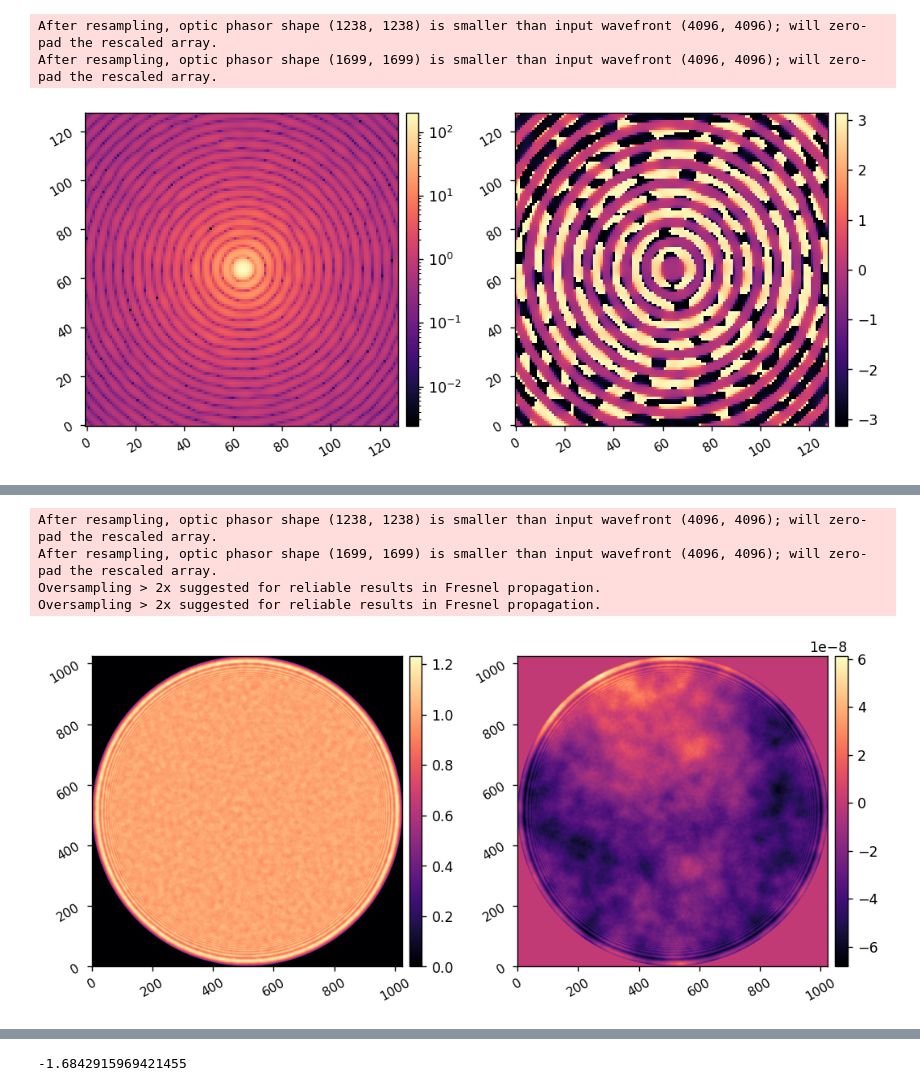
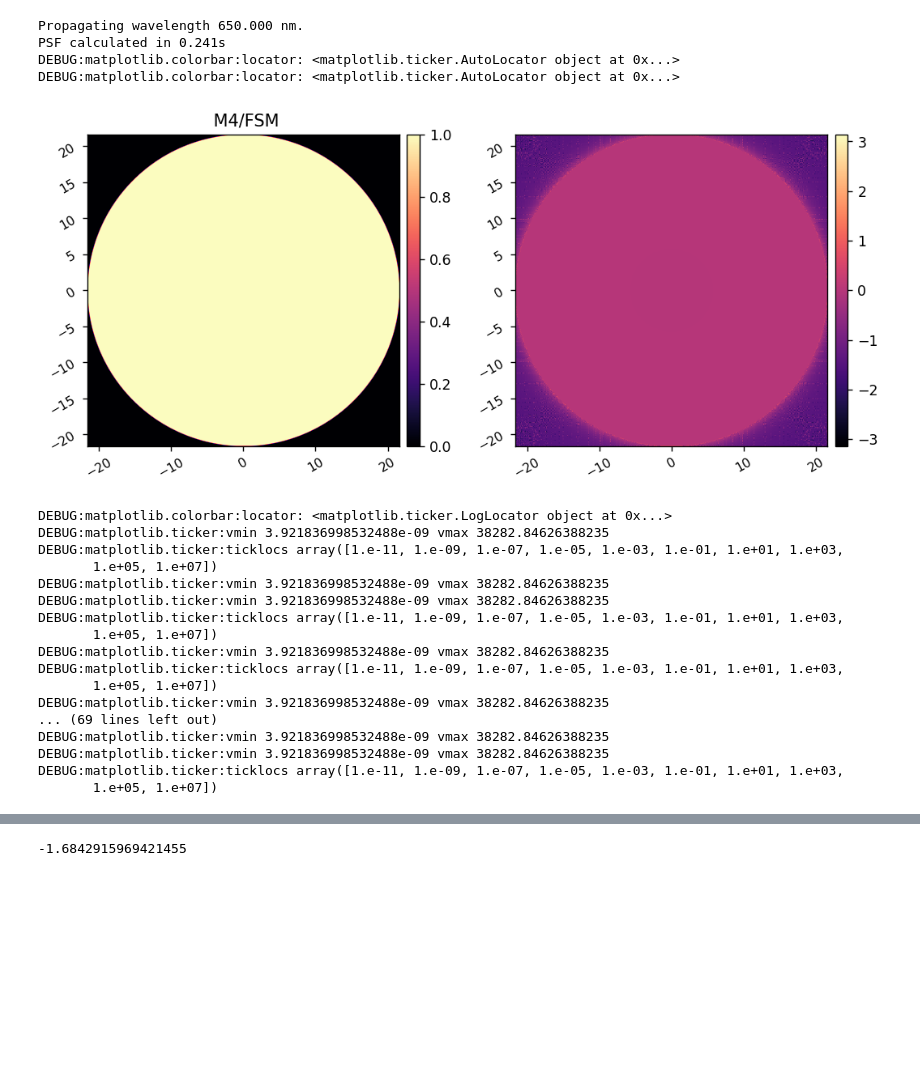
Before and after one commit to kian1377/apra-howfsc-models, a Jupyter notebook: notebooks/test_ote_model.ipynb, the cells around one changed output, grey strips where cells are left out. Drawn from its saved outputs; the diff is of its cells as text; code cells hidden in the pictures; blank space fills up the shorter version.

```diff
--- a/notebooks/test_ote_model.ipynb
+++ b/notebooks/test_ote_model.ipynb
@@ -60,8 +117,34 @@ Oversampling > 2x suggested for reliable results in Fresnel propagation.
 # %%
-ote.defocus = -0.0*u.mm
-psf = ote.calc_psf()
-imshow2(xp.abs(psf), xp.angle(psf), lognorm1=True, npix=128)
+reload(fresnel_ote)
+tmodel = fresnel_ote.OTE()
+tmodel.m4_corr = -11*u.mm
+tmodel.defocus = 2*u.mm
+# tmodel.defocus = 64*u.mm
+wfs = tmodel.calc_wfs()
+wf = wfs[-2]
+imshow2(wf.amplitude, wf.phase, ''+wf.location[5:],
+        pxscl=wf.pixelscale.to(u.mm/u.pix), npix=tmodel.npix)
+imshow1(wfs[-1].intensity, pxscl=wfs[-1].pixelscale.to(u.mm/u.pix), lognorm=True, npix=512)
 # %% [output]
-After resampling, optic phasor shape (1238, 1238) is smaller than input wavefront (4096, 4096); will zero-pad the rescaled array.
-After resampling, optic phasor shape (1699, 1699) is smaller than input wavefront (4096, 4096); will zero-pad the rescaled array.
+Propagating wavelength 650.000 nm.
+PSF calculated in 0.241s
+DEBUG:matplotlib.colorbar:locator: <matplotlib.ticker.AutoLocator object at 0x...>
+DEBUG:matplotlib.colorbar:locator: <matplotlib.ticker.AutoLocator object at 0x...>
-[figure, old version]
+[figure, new version]
+DEBUG:matplotlib.colorbar:locator: <matplotlib.ticker.LogLocator object at 0x...>
+DEBUG:matplotlib.ticker:vmin 3.921836998532488e-09 vmax 38282.84626388235
+DEBUG:matplotlib.ticker:ticklocs array([1.e-11, 1.e-09, 1.e-07, 1.e-05, 1.e-03, 1.e-01, 1.e+01, 1.e+03,
+       1.e+05, 1.e+07])
+DEBUG:matplotlib.ticker:vmin 3.921836998532488e-09 vmax 38282.84626388235
+DEBUG:matplotlib.ticker:vmin 3.921836998532488e-09 vmax 38282.84626388235
+DEBUG:matplotlib.ticker:ticklocs array([1.e-11, 1.e-09, 1.e-07, 1.e-05, 1.e-03, 1.e-01, 1.e+01, 1.e+03,
+       1.e+05, 1.e+07])
+DEBUG:matplotlib.ticker:vmin 3.921836998532488e-09 vmax 38282.84626388235
+DEBUG:matplotlib.ticker:ticklocs array([1.e-11, 1.e-09, 1.e-07, 1.e-05, 1.e-03, 1.e-01, 1.e+01, 1.e+03,
+       1.e+05, 1.e+07])
+DEBUG:matplotlib.ticker:vmin 3.921836998532488e-09 vmax 38282.84626388235
+... (69 lines left out)
+DEBUG:matplotlib.ticker:vmin 3.921836998532488e-09 vmax 38282.84626388235
+DEBUG:matplotlib.ticker:vmin 3.921836998532488e-09 vmax 38282.84626388235
+DEBUG:matplotlib.ticker:ticklocs array([1.e-11, 1.e-09, 1.e-07, 1.e-05, 1.e-03, 1.e-01, 1.e+01, 1.e+03,
+       1.e+05, 1.e+07])
@@ -68,9 +151,0 @@ After resampling, optic phasor shape (1699, 1699) is smaller than input wavefron
-# %%
-pupil_amp, pupil_opd = ote.calc_pupil()
-imshow2(pupil_amp, pupil_opd)
-# %% [output]
-After resampling, optic phasor shape (1238, 1238) is smaller than input wavefront (4096, 4096); will zero-pad the rescaled array.
-After resampling, optic phasor shape (1699, 1699) is smaller than input wavefront (4096, 4096); will zero-pad the rescaled array.
-Oversampling > 2x suggested for reliable results in Fresnel propagation.
-Oversampling > 2x suggested for reliable results in Fresnel propagation.
-[figure, removed]
```
Also changed, not shown: parts of 18 cells of this notebook, 4 other files.
